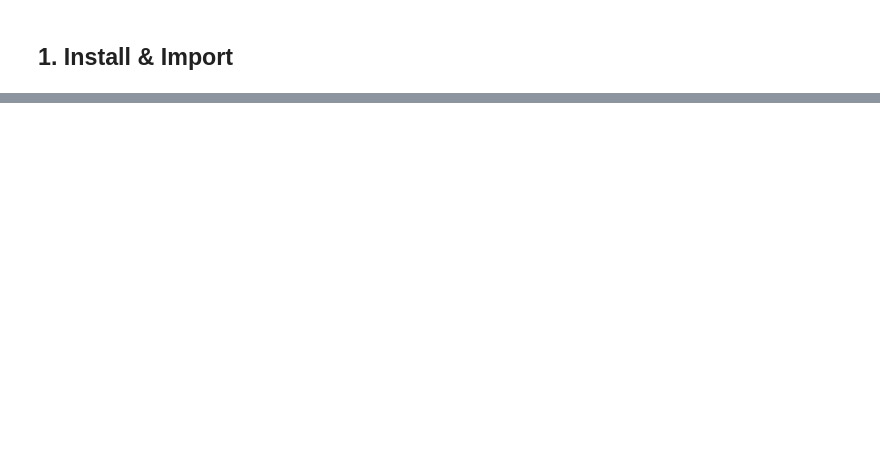
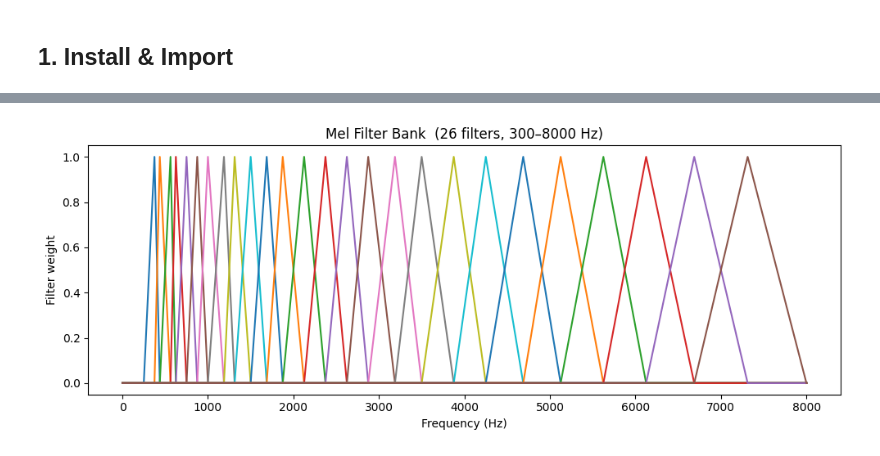
Before and after one commit to ilkabret/LowPowerES, a Jupyter notebook: Assignment_2/KWS_MFCC_Training.ipynb, the cells around one changed output, grey strips where cells are left out. Saved outputs shown, nothing was run; the diff lists cells and outputs as text; code cells hidden in the pictures; blank space fills up the shorter version.

```diff
--- a/Assignment_2/KWS_MFCC_Training.ipynb
+++ b/Assignment_2/KWS_MFCC_Training.ipynb
@@ -430,0 +52,28 @@ for p in outputs:
+# %%
+# ── Audio / dataset ────────────────────────────────────────────────────────────
+CLASSES          = ["clap", "tap", "snap", "whistle"]   # must match Arduino enum order
+NUM_CLASSES      = len(CLASSES)
+SAMPLE_RATE      = 16000        # Hz  (must match Arduino ADC sample rate)
+SAMPLES_PER_OBS  = 2000         # int16 PCM values per individual recording
+SAMPLES_PER_FILE = 40000        # each .txt file = 20 recordings × 2000 samples
+NUM_OBS_PER_CLASS = SAMPLES_PER_FILE // SAMPLES_PER_OBS   # = 20
+
+# ── MFCC framing ────────────────────────────────────────────────────────────
+FRAME_LEN = 256     # samples per frame  (256 int16 PCM)
+HOP_LEN   = 128     # 50 % overlap  → hop = FRAME_LEN // 2
+FFT_SIZE  = 256     # RFFT size == FRAME_LEN  (already a power-of-2)
+
+# ── Mel filter bank ─────────────────────────────────────────────────────────
+N_MELS = 26
+F_MIN  = 300.0              # Hz  — low cut (below typical speech fundamental)
+F_MAX  = SAMPLE_RATE / 2    # Hz  — Nyquist
+
+# ── MFCC ────────────────────────────────────────────────────────────────────
+N_MFCC = 13     # coefficients to keep (0 … 12)
+
+# Derived — frames produced by one 2000-sample recording
+N_FRAMES = (SAMPLES_PER_OBS - FRAME_LEN) // HOP_LEN + 1
+print(f"Recordings per class : {NUM_OBS_PER_CLASS}")
+print(f"Total dataset size   : {NUM_OBS_PER_CLASS * NUM_CLASSES} samples")
+print(f"Frames per recording : {N_FRAMES}")
+print(f"MFCC shape per sample: ({N_FRAMES}, {N_MFCC})")
@@ -430,0 +290,14 @@ for p in outputs:
+# %%
+# Also visualise the Mel filter bank
+fig, ax = plt.subplots(figsize=(10, 4))
+freqs = np.linspace(0, SAMPLE_RATE / 2, FFT_SIZE // 2 + 1)
+for m in range(N_MELS):
+    ax.plot(freqs, MEL_FILTERBANK[m])
+ax.set_xlabel("Frequency (Hz)")
+ax.set_ylabel("Filter weight")
+ax.set_title(f"Mel Filter Bank  ({N_MELS} filters, {F_MIN:.0f}–{F_MAX:.0f} Hz)")
+plt.tight_layout()
+plt.savefig("mel_filterbank.png", dpi=150)
+plt.show()
+# %% [output]
+[figure, added]
```
Also changed, not shown: parts of 57 cells of this notebook, 1 other file.
